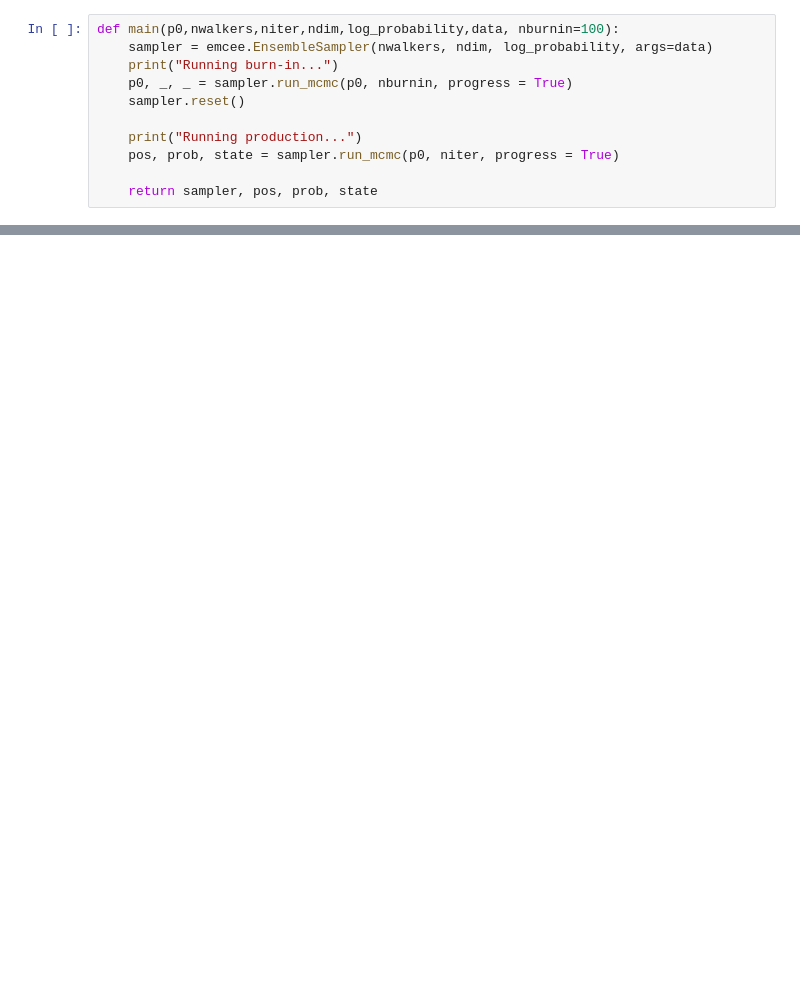
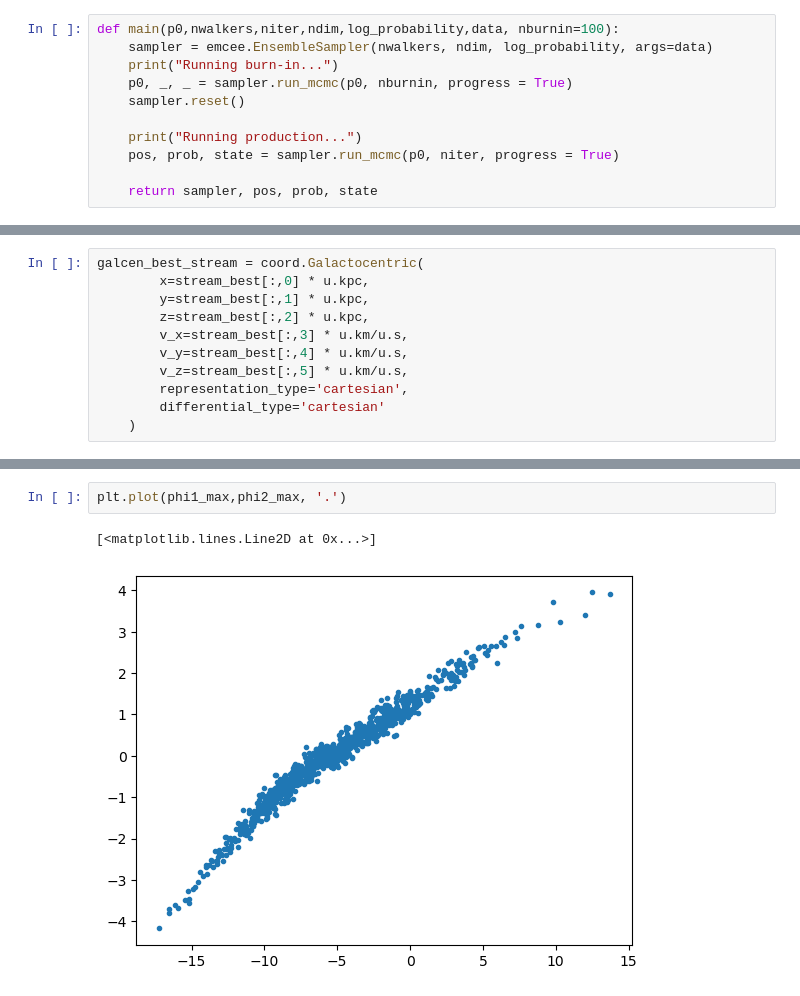
Before and after one commit to shriy-stars/aau_sbi_fastsims, a Jupyter notebook: notebooks/aau_evo_pot_mcmc.ipynb, the cells around one changed output, grey strips where cells are left out. Drawn from its saved outputs; the diff is of its cells as text; blank space fills up the shorter version.

```diff
--- a/notebooks/aau_evo_pot_mcmc.ipynb
+++ b/notebooks/aau_evo_pot_mcmc.ipynb
@@ -408,0 +539,11 @@ def main(p0,nwalkers,niter,ndim,log_probability,data, nburnin=100):
+# %%
+galcen_best_stream = coord.Galactocentric(
+        x=stream_best[:,0] * u.kpc,
+        y=stream_best[:,1] * u.kpc,
+        z=stream_best[:,2] * u.kpc,
+        v_x=stream_best[:,3] * u.km/u.s,
+        v_y=stream_best[:,4] * u.km/u.s,
+        v_z=stream_best[:,5] * u.km/u.s,
+        representation_type='cartesian',
+        differential_type='cartesian'
+    )
@@ -408,0 +620,5 @@ def main(p0,nwalkers,niter,ndim,log_probability,data, nburnin=100):
+# %%
+plt.plot(phi1_max,phi2_max, '.')
+# %% [output]
+[<matplotlib.lines.Line2D at 0x...>]
+[figure, added]
```
Also changed, not shown: parts of 14 cells of this notebook, 5 other files.
